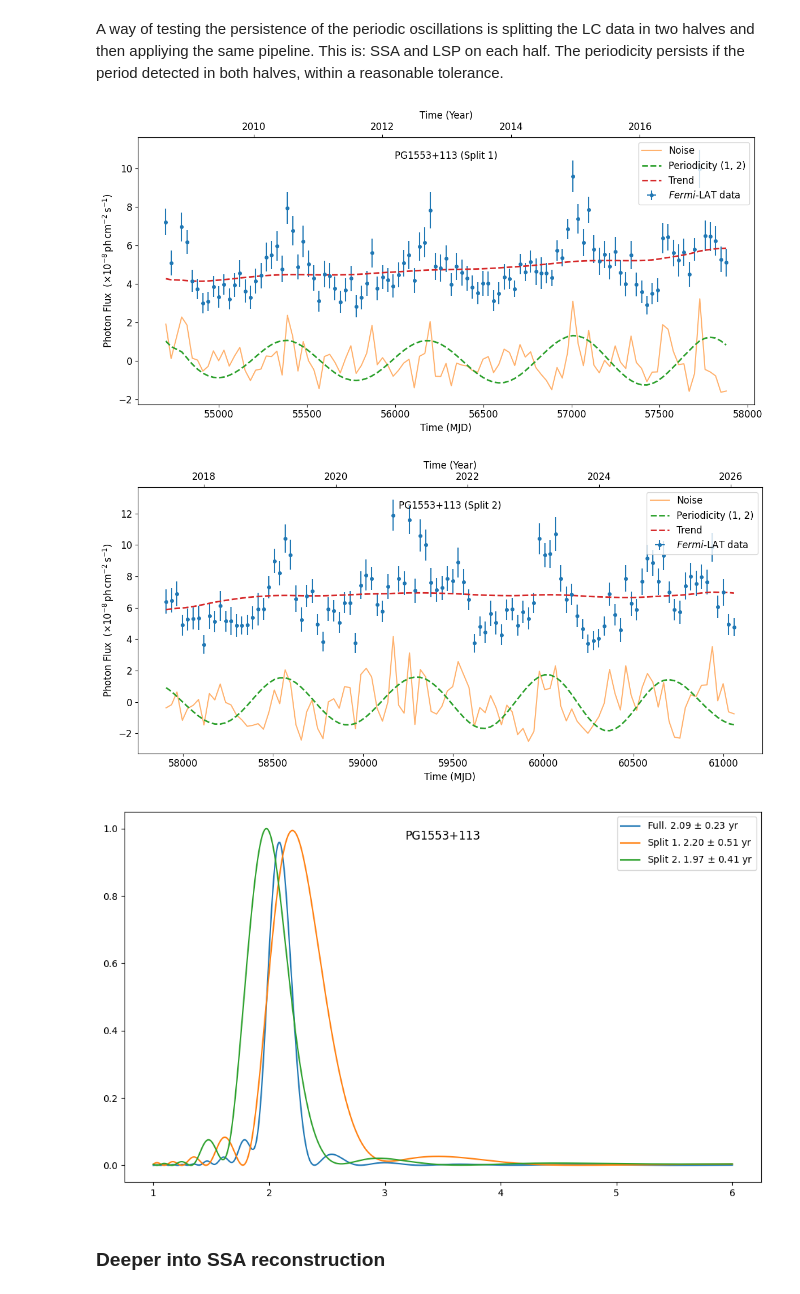
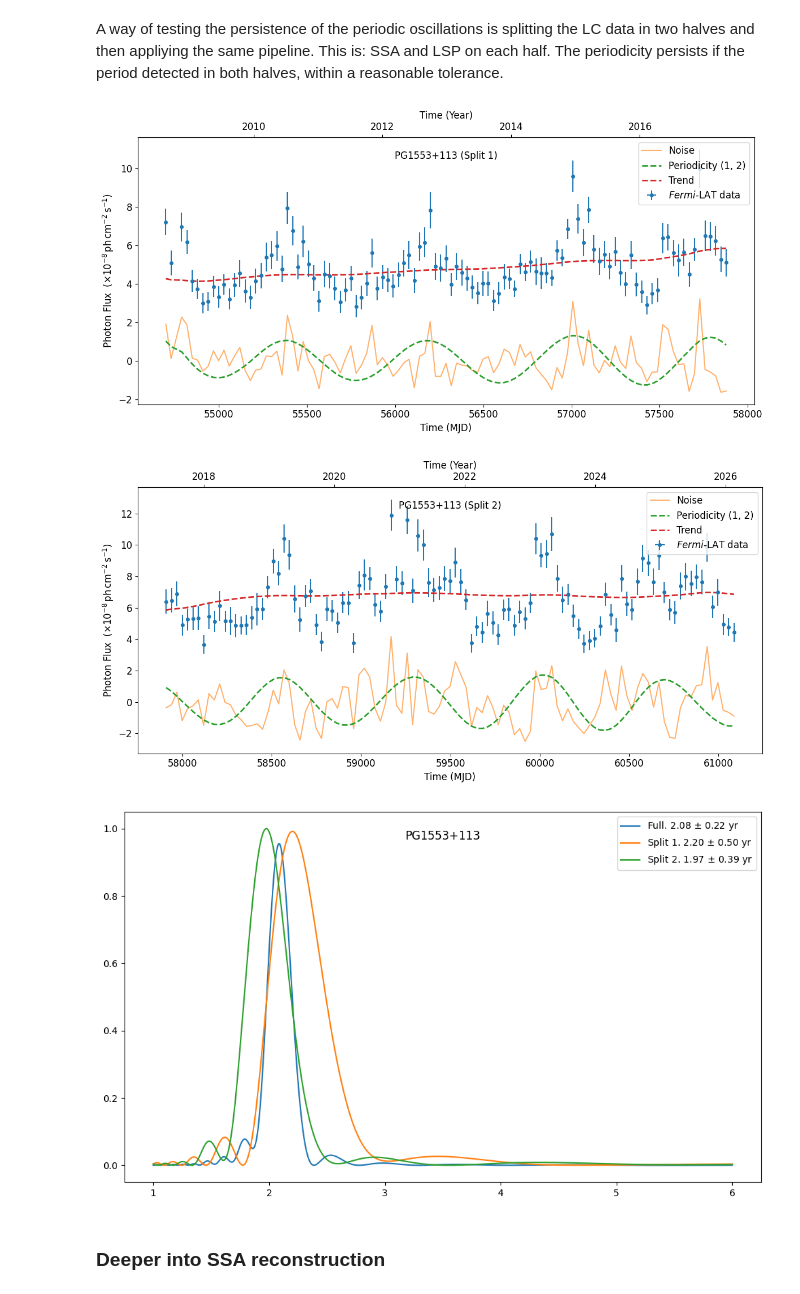
Before and after one commit to AaronAlonsoM/Search-for-SMBH-Systems, a Jupyter notebook: notebooks/Search for Supermassive Binary Black Holes Systems.ipynb, the cells around one changed output. Saved outputs shown, nothing was run; the diff lists cells and outputs as text; code cells hidden in the pictures.

```diff
--- a/notebooks/Search for Supermassive Binary Black Holes Systems.ipynb
+++ b/notebooks/Search for Supermassive Binary Black Holes Systems.ipynb
@@ -22,7 +22,7 @@ from sklearn.ensemble import RandomForestRegressor, RandomForestClassifier
 from sklearn.metrics import precision_recall_curve, roc_curve,roc_auc_score, f1_score, precision_score, recall_score
 from sklearn.metrics import classification_report, confusion_matrix, ConfusionMatrixDisplay
 # %%
-path = 'enlacesCurvas.txt'
+path = '../data/enlacesCurvas.txt'
 blazar = 'PG1553+113'
 LCR_data = GetLCRData(path)
 df_data= LCR_data.df_dict[blazar]
@@ -98,30 +98,29 @@ Full LSP Period detected: 2.09 +- 0.23 yr
 A way of testing the persistence of the periodic oscillations is splitting the LC data in two halves and then appliying the same pipeline. This is: SSA and LSP on each half. The periodicity persists if the period detected in both halves, within a reasonable tolerance.
 # %%
 splits = 2
-overlap = 0
-df_list = time_splits(df_data, splits =2, overlap = overlap)
+df_list = time_splits(df_data, splits = splits)
 
 LSP_list = [pgram_dict]
 for i in range(splits):
     split = i+1
     df = df_list[i]
     # SSA and LSP periodogram
     time_mjd_split = df.t_mjd.values
     flux_split = df.flux.values
 
     L = int(0.4*len(time_mjd_split))
     ssa = SSA(time_mjd_split, flux_split, L)
     df_ssa_split = ssa.auto_reconstruction()
     plot_analysis(df, df_ssa_split, blazar, split = split)
 
     per = Periodogram(df_ssa_split, blazar, split = split)
     LSP_result = per.LSP(plot=False)
     LSP_list.append(LSP_result)
 
 plot_split_pgram(LSP_list, blazar)
 # %% [output]
 [figure]
-[figure, old version]
+[figure, new version]
 [figure]
 # %% [markdown]
 ### Deeper into SSA reconstruction
```
Also changed, not shown: parts of 36 cells of this notebook, 6 other files.
